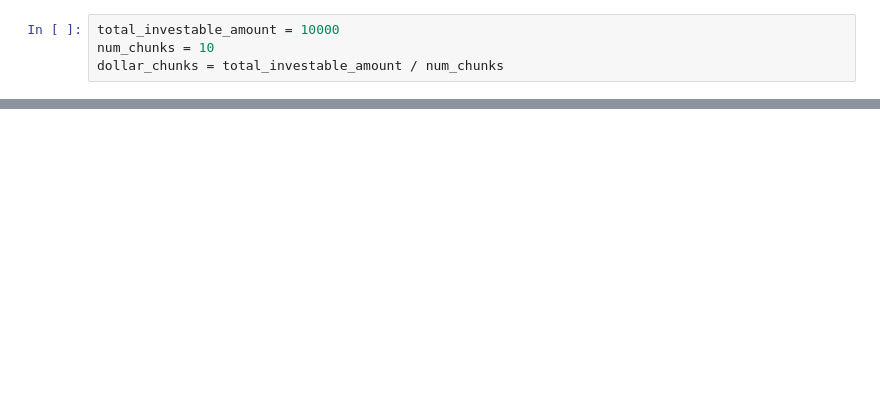
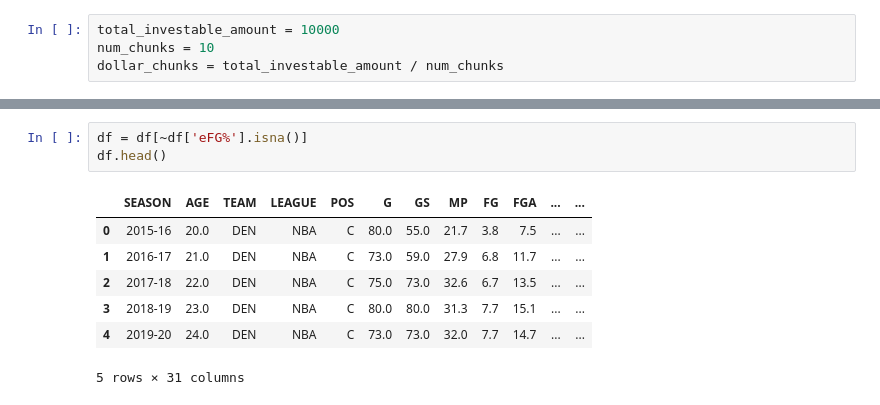
Before and after one commit to etsi123/stock_trading_analysis, a Jupyter notebook: Untitled.ipynb, the cells around one changed output, grey strips where cells are left out. Saved outputs shown, nothing was run; the diff lists cells and outputs as text; blank space fills up the shorter version.

```diff
--- a/Untitled.ipynb
+++ b/Untitled.ipynb
@@ -67,0 +175,11 @@ initial_price = data.iloc[0].Open
+# %%
+df = df[~df['eFG%'].isna()]
+df.head()
+# %% [output]
+|  | SEASON | AGE | TEAM | LEAGUE | POS | G | GS | MP | FG | FGA | ... | ... |
+| 0 | 2015-16 | 20.0 | DEN | NBA | C | 80.0 | 55.0 | 21.7 | 3.8 | 7.5 | ... | ... |
+| 1 | 2016-17 | 21.0 | DEN | NBA | C | 73.0 | 59.0 | 27.9 | 6.8 | 11.7 | ... | ... |
+| 2 | 2017-18 | 22.0 | DEN | NBA | C | 75.0 | 73.0 | 32.6 | 6.7 | 13.5 | ... | ... |
+| 3 | 2018-19 | 23.0 | DEN | NBA | C | 80.0 | 80.0 | 31.3 | 7.7 | 15.1 | ... | ... |
+| 4 | 2019-20 | 24.0 | DEN | NBA | C | 73.0 | 73.0 | 32.0 | 7.7 | 14.7 | ... | ... |
+5 rows × 31 columns
```
Also changed, not shown: parts of 20 cells of this notebook, 1 other file.
